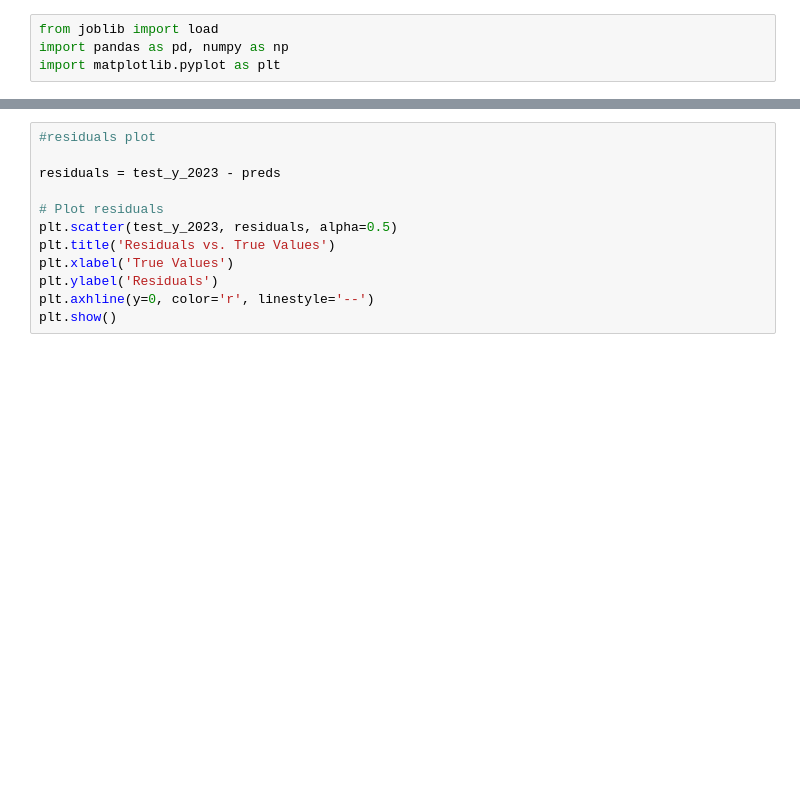
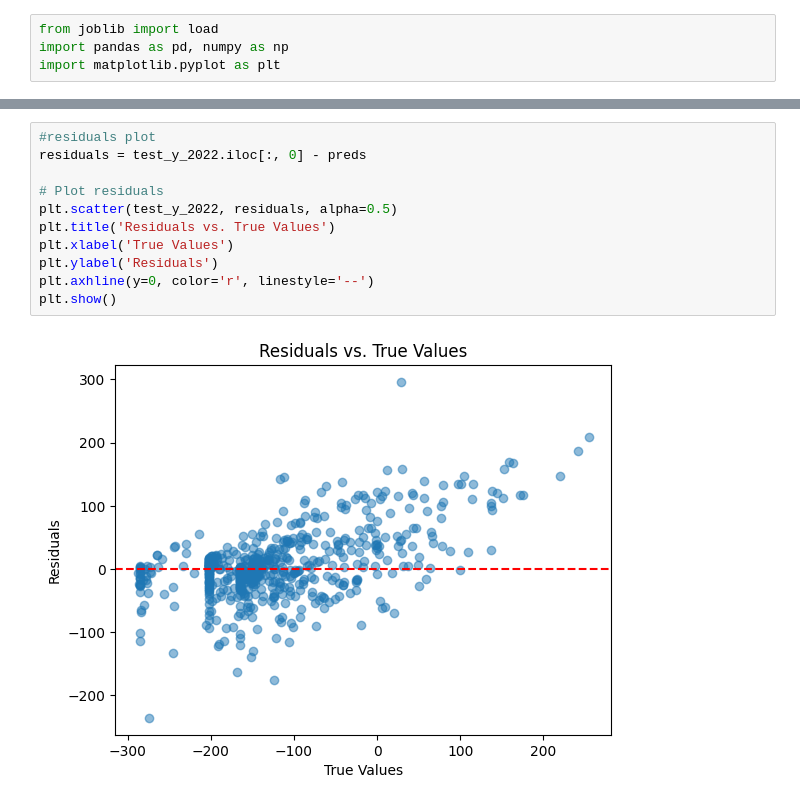
Before and after one commit to jsoslow2/fantasy-football-models, a Jupyter notebook: model_calibration.ipynb, the cells around one changed output, grey strips where cells are left out. Cells and saved outputs as stored; diff of their text form; blank space fills up the shorter version.

```diff
--- a/model_calibration.ipynb
+++ b/model_calibration.ipynb
@@ -19,15 +47,16 @@ plt.scatter(test_y_2023, preds, alpha=.5)
 # %%
 #residuals plot
-
-residuals = test_y_2023 - preds
+residuals = test_y_2022.iloc[:, 0] - preds
 
 # Plot residuals
-plt.scatter(test_y_2023, residuals, alpha=0.5)
+plt.scatter(test_y_2022, residuals, alpha=0.5)
 plt.title('Residuals vs. True Values')
 plt.xlabel('True Values')
 plt.ylabel('Residuals')
 plt.axhline(y=0, color='r', linestyle='--')
 plt.show()
+# %% [output]
+[figure, added]
 # %%
 #residuals histogram
 plt.hist(residuals, bins=30, edgecolor='k')
```
Also changed, not shown: parts of 8 cells of this notebook, 6 other files.
